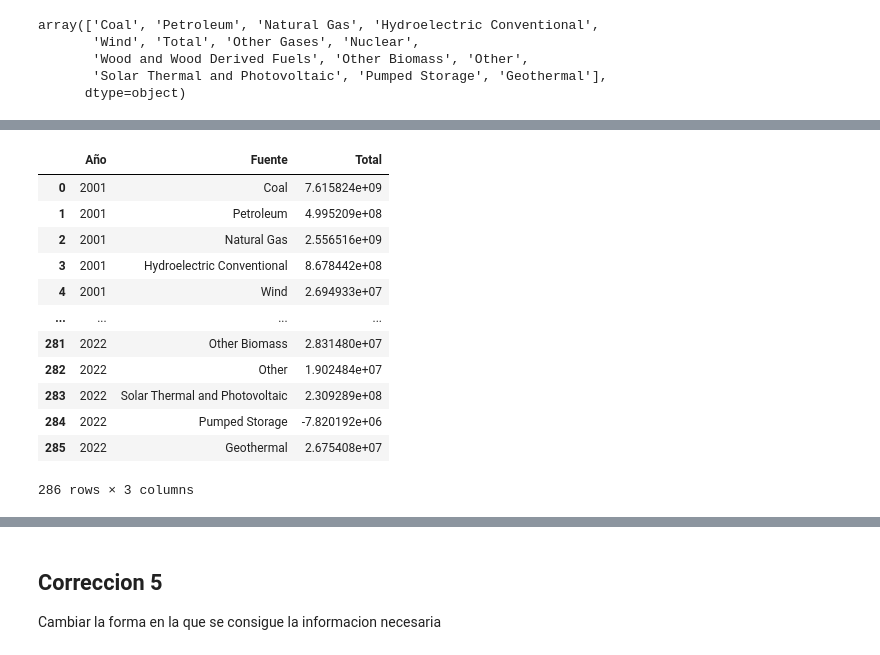
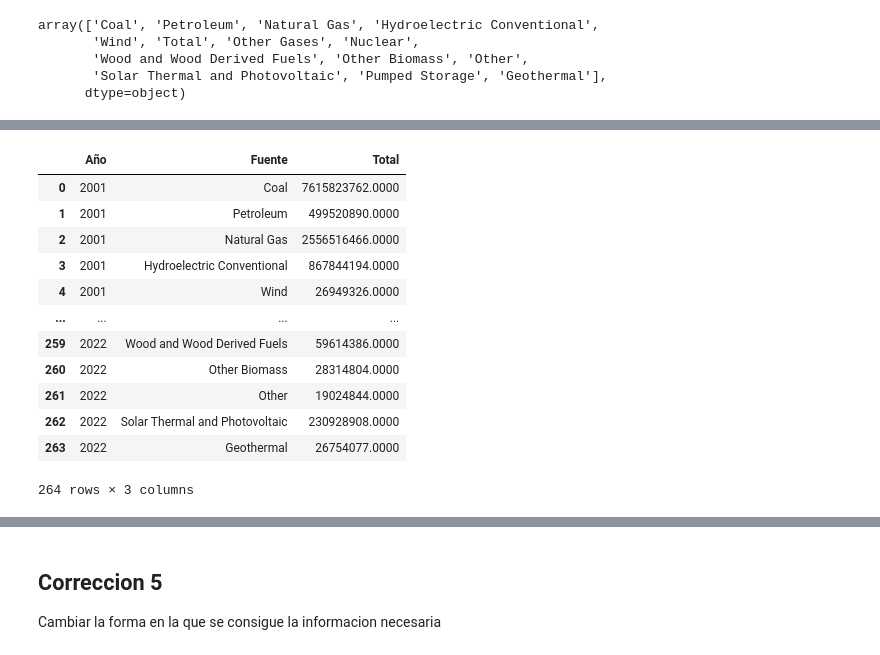
Before and after one commit to EnriqueLaguna/ProyectoAnalisisDatos, a Jupyter notebook: Codigo/graficas.ipynb, the cells around one changed output, grey strips where cells are left out. Saved outputs shown, nothing was run; the diff lists cells and outputs as text; code cells hidden in the pictures.

```diff
--- a/Codigo/graficas.ipynb
+++ b/Codigo/graficas.ipynb
@@ -21,6 +21,7 @@ InteractiveShell.ast_node_interactivity = 'all'
 # %%
 path = "../DataSets/Clean_Energy.csv"
 energia_df = pd.read_csv(path,sep=",",encoding="utf-8")
+pd.set_option('display.float_format', lambda x: '%.4f' % x)
 # %%
 energia_df
 # %% [output]
@@ -77,7 +82,7 @@ energyYear2020[['GENERATION']].sum()
 energy_sources = ['Coal', 'Petroleum', 'Natural Gas', 'Hydroelectric Conventional',
        'Wind', 'Other Gases', 'Nuclear',
        'Wood and Wood Derived Fuels', 'Other Biomass', 'Other',
-       'Solar Thermal and Photovoltaic', 'Pumped Storage', 'Geothermal']
+       'Solar Thermal and Photovoltaic','Geothermal']
 
 
 years = [2001+i for i in range(22)]
@@ -100,17 +105,17 @@ GENERATION    7.615824e+09
 dtype: float64
 |  | Año | Fuente | Total |
-| 0 | 2001 | Coal | 7.615824e+09 |
-| 1 | 2001 | Petroleum | 4.995209e+08 |
-| 2 | 2001 | Natural Gas | 2.556516e+09 |
-| 3 | 2001 | Hydroelectric Conventional | 8.678442e+08 |
-| 4 | 2001 | Wind | 2.694933e+07 |
+| 0 | 2001 | Coal | 7615823762.0000 |
+| 1 | 2001 | Petroleum | 499520890.0000 |
+| 2 | 2001 | Natural Gas | 2556516466.0000 |
+| 3 | 2001 | Hydroelectric Conventional | 867844194.0000 |
+| 4 | 2001 | Wind | 26949326.0000 |
 | ... | ... | ... | ... |
-| 281 | 2022 | Other Biomass | 2.831480e+07 |
-| 282 | 2022 | Other | 1.902484e+07 |
-| 283 | 2022 | Solar Thermal and Photovoltaic | 2.309289e+08 |
-| 284 | 2022 | Pumped Storage | -7.820192e+06 |
-| 285 | 2022 | Geothermal | 2.675408e+07 |
+| 259 | 2022 | Wood and Wood Derived Fuels | 59614386.0000 |
+| 260 | 2022 | Other Biomass | 28314804.0000 |
+| 261 | 2022 | Other | 19024844.0000 |
+| 262 | 2022 | Solar Thermal and Photovoltaic | 230928908.0000 |
+| 263 | 2022 | Geothermal | 26754077.0000 |
-286 rows × 3 columns
+264 rows × 3 columns
 # %%
 columnas = ['Año'] + energy_sources
 
```
Also changed, not shown: parts of 12 cells of this notebook, 1 other file.
